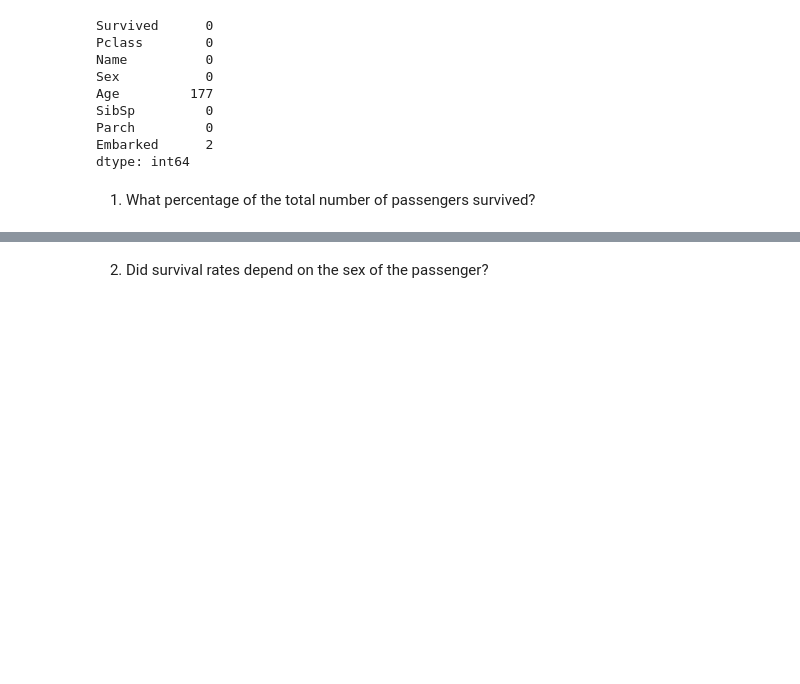
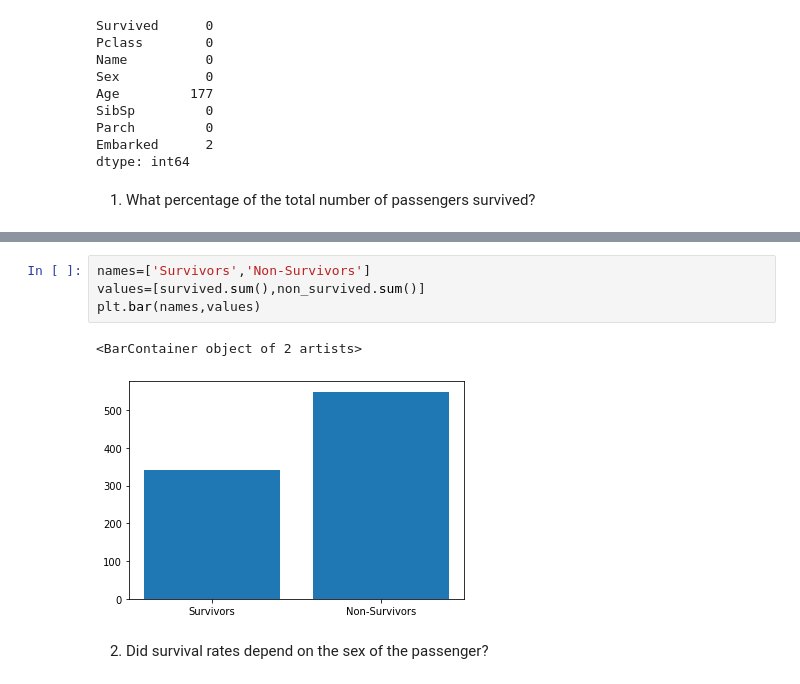
Before and after one commit to Abinaya-J/Udacity_Intro_to_Data_Analysis, a Jupyter notebook: Project_1_Titanic_Data.ipynb, the cells around one changed output, grey strips where cells are left out. Drawn from its saved outputs; the diff is of its cells as text; blank space fills up the shorter version.

```diff
--- a/Project_1_Titanic_Data.ipynb
+++ b/Project_1_Titanic_Data.ipynb
@@ -128,3 +133,10 @@ Percentage of passengers who survived: 38.38383838383838%
+# %%
+names=['Survivors','Non-Survivors']
+values=[survived.sum(),non_survived.sum()]
+plt.bar(names,values)
+# %% [output]
+<BarContainer object of 2 artists>
+[figure, added]
 # %% [markdown]
  2. Did survival rates depend on the sex of the passenger?
 # %%
```
Also changed, not shown: parts of 19 cells of this notebook.
